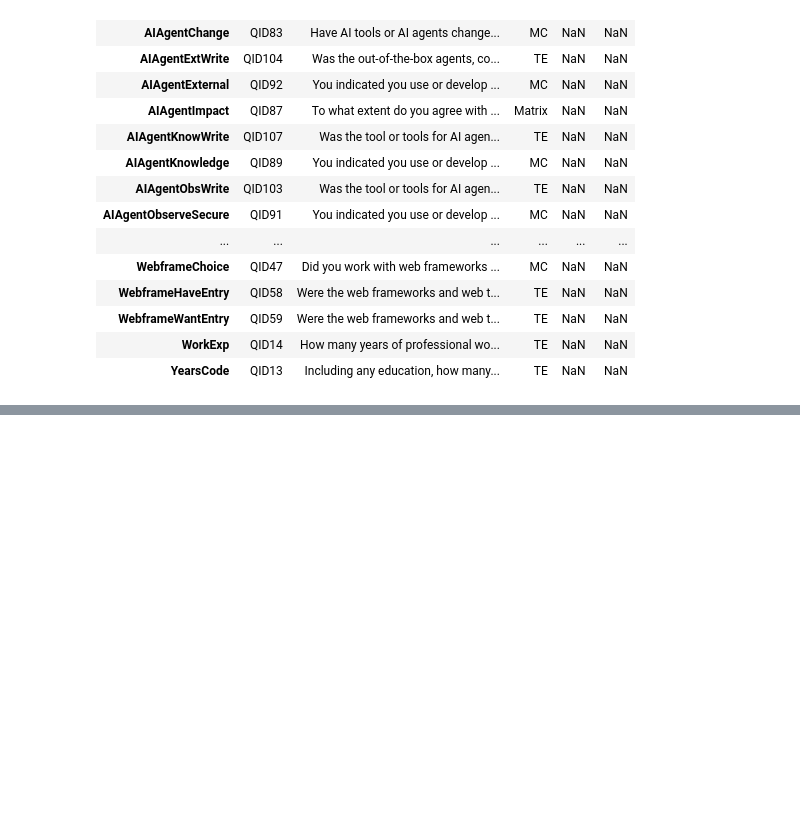
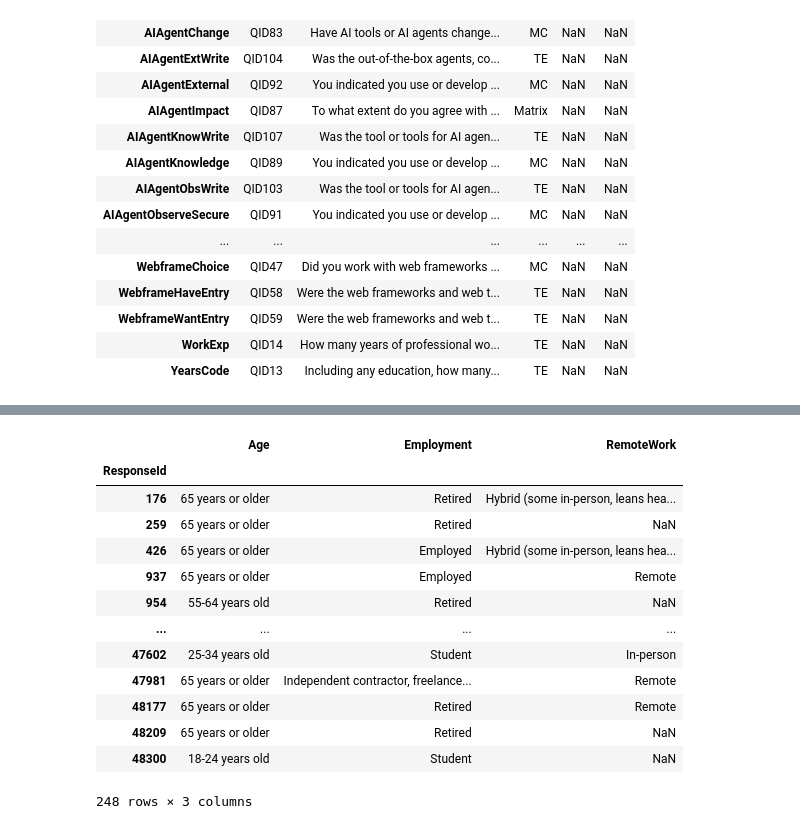
Before and after one commit to marx126/Databehandling-IAN-GAGLIARDI, a Jupyter notebook: Exercises/Stack Overflow exercise/Pandas Demo.ipynb, the cells around one changed output, grey strips where cells are left out. Drawn from its saved outputs; the diff is of its cells as text; code cells hidden in the pictures; blank space fills up the shorter version.

```diff
--- a/Exercises/Stack Overflow exercise/Pandas Demo.ipynb
+++ b/Exercises/Stack Overflow exercise/Pandas Demo.ipynb
@@ -239,3 +239,5 @@ schema_df.sort_index()
 | WebframeWantEntry | QID59 | Were the web frameworks and web t... | TE | NaN | NaN |
 | WorkExp | QID14 | How many years of professional wo... | TE | NaN | NaN |
 | YearsCode | QID13 | Including any education, how many... | TE | NaN | NaN |
+# %%
+code_experience = df["YearsCode"] > 50
@@ -241,0 +261,17 @@ schema_df.sort_index()
+# %%
+df.loc[code_experience, ["Age", "Employment", "RemoteWork"]]
+# %% [output]
+|  | Age | Employment | RemoteWork |
+| ResponseId |  |  |  |
+| 176 | 65 years or older | Retired | Hybrid (some in-person, leans hea... |
+| 259 | 65 years or older | Retired | NaN |
+| 426 | 65 years or older | Employed | Hybrid (some in-person, leans hea... |
+| 937 | 65 years or older | Employed | Remote |
+| 954 | 55-64 years old | Retired | NaN |
+| ... | ... | ... | ... |
+| 47602 | 25-34 years old | Student | In-person |
+| 47981 | 65 years or older | Independent contractor, freelance... | Remote |
+| 48177 | 65 years or older | Retired | Remote |
+| 48209 | 65 years or older | Retired | NaN |
+| 48300 | 18-24 years old | Student | NaN |
+248 rows × 3 columns
```
Also changed, not shown: parts of 7 cells of this notebook, 1 other file.
